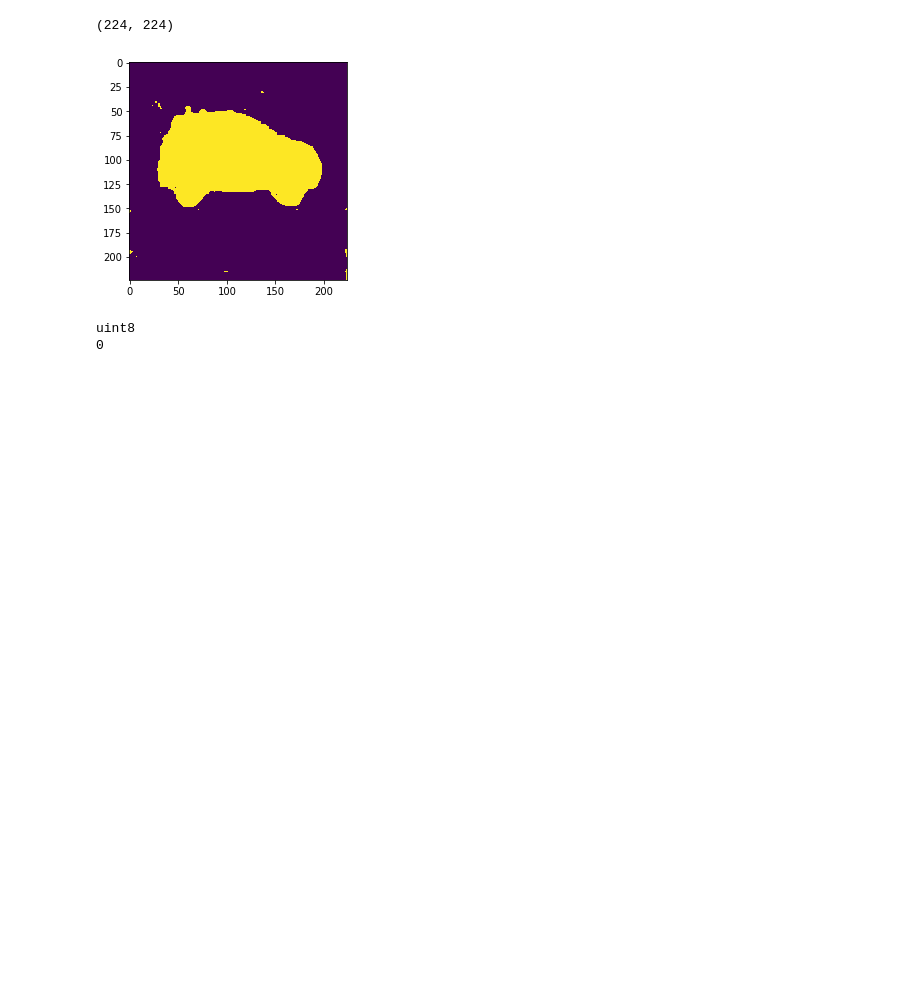
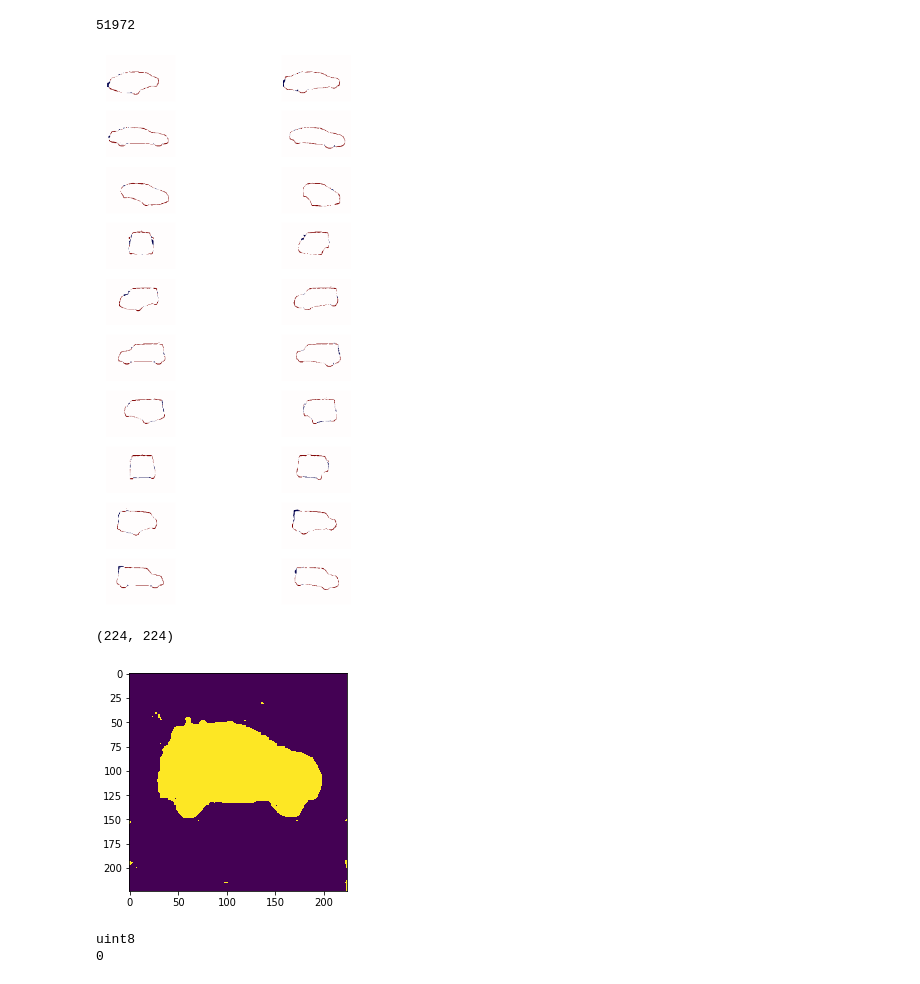
Before and after one commit to soupault/2017_kaggle_carvana, a Jupyter notebook: src/experiments.ipynb, the cells around one changed output. Cells and saved outputs as stored; diff of their text form; code cells hidden in the pictures; blank space fills up the shorter version.

```diff
--- a/src/experiments.ipynb
+++ b/src/experiments.ipynb
@@ -50,3 +96,44 @@ plt.show()
+# %%
+NCOLS = 2
+NROWS = 10
+fig, axes = plt.subplots(nrows=NROWS, ncols=NCOLS, figsize=(20, 25))
+ax = axes.ravel()
+
+miss_count = 0
+
+for idx in range(len(ax)):
+    mask_true_bin = masks_true_bin[idx] >= 127
+    mask_pred_bin = masks_pred_bin[idx] >= 0.5
+    # KERNEL = np.ones((7, 7))
+    KERNEL = ndi.iterate_structure(
+        ndi.generate_binary_structure(2, 1), 7
+    )
+    mask_pred_bin_modif = ndi.morphology.binary_erosion(
+        mask_pred_bin, KERNEL)
+    # mask_pred_bin_modif = mask_pred_bin
+
+    tmp_true = mask_true_bin.astype(np.int8)
+    # tmp_pred = mask_pred_bin.astype(np.int8)
+    tmp_pred = mask_pred_bin_modif.astype(np.int8)
+
+    ### cm.RdBu - `blue` is positive, `red` is negative
+    ### cm.seismic - `red` is positive, `blue` is begative
+    # ax[idx].imshow(np.bitwise_xor(mask_true_bin, mask_pred_bin))
+    tmp_diff = tmp_true - tmp_pred
+    miss_count += np.sum(np.abs(tmp_diff))
+
+    # Visualize
+    ax[idx].imshow(tmp_diff,
+                   cmap=plt.cm.seismic)
+    ax[idx].set_axis_off()
+
+# plt.tight_layout()
+print(miss_count)
+fig.tight_layout()
+plt.show()
+# %% [output]
+51972
+[figure, added]
 # %%
 # Visualize downscaled predictions
 img = cv2.imread('../data/predicts_224/13987558f6b2_13.jpg', cv2.IMREAD_GRAYSCALE)
```
Also changed, not shown: parts of 14 cells of this notebook, 1 other file.
